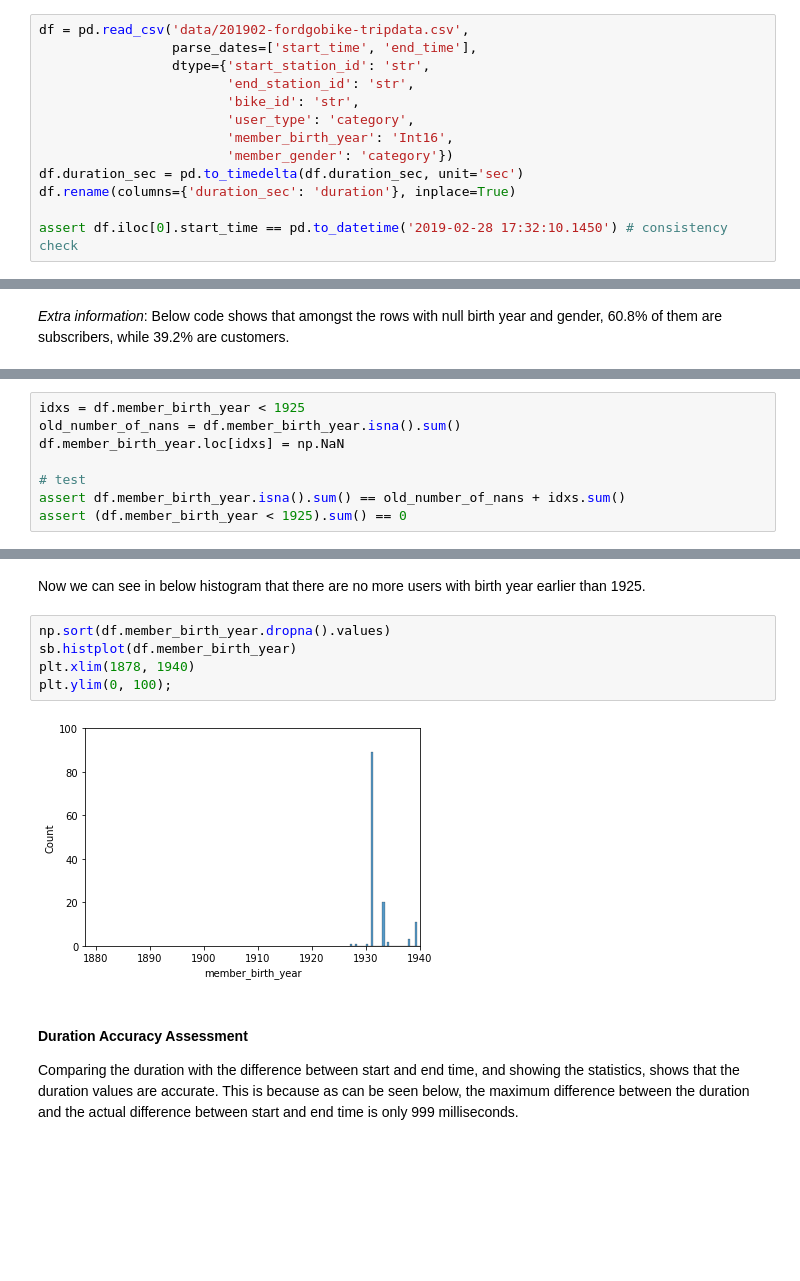
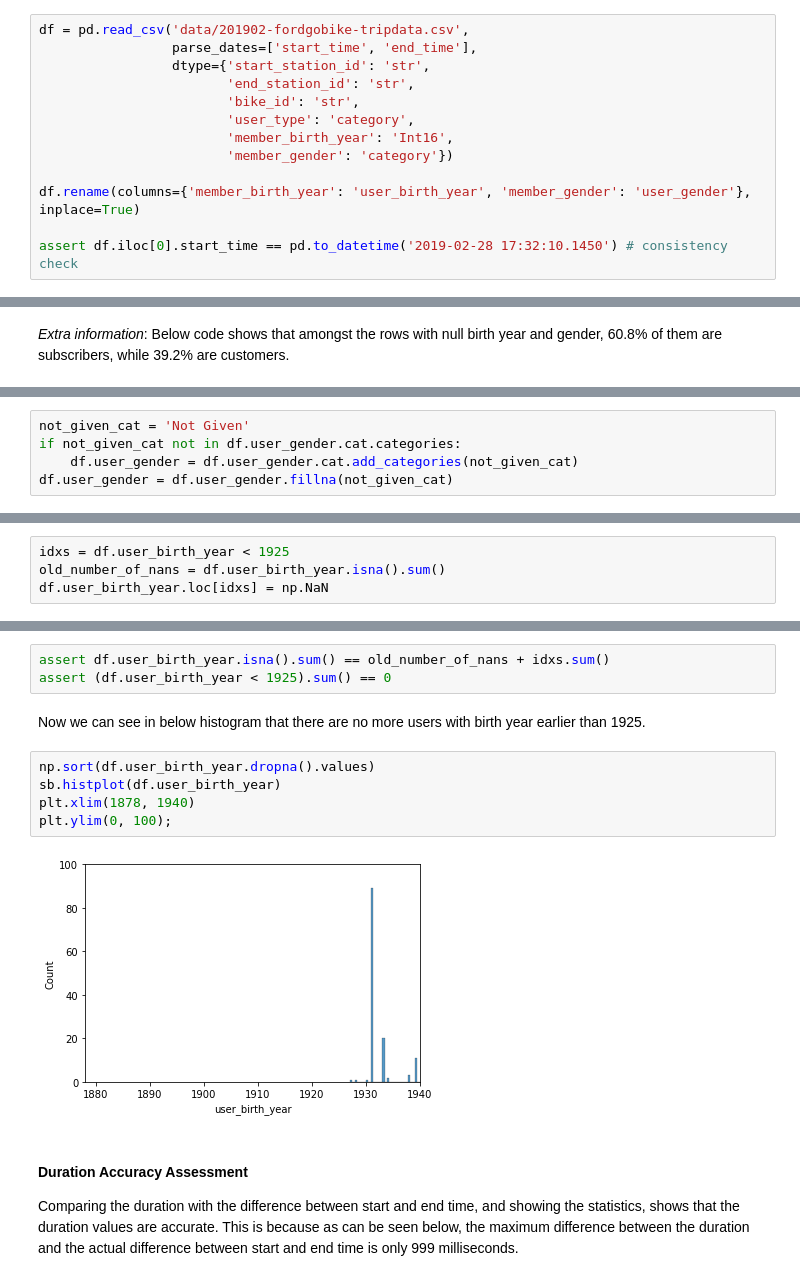
Before and after one commit to fletchersarip93/ford-gobike-data-analysis, a Jupyter notebook: exploration_ford_gobike.ipynb, the cells around one changed output, grey strips where cells are left out. Drawn from its saved outputs; the diff is of its cells as text; blank space fills up the shorter version.

```diff
--- a/exploration_ford_gobike.ipynb
+++ b/exploration_ford_gobike.ipynb
@@ -26,8 +31,8 @@ df = pd.read_csv('data/201902-fordgobike-tripdata.csv',
                         'user_type': 'category',
                         'member_birth_year': 'Int16',
                         'member_gender': 'category'})
-df.duration_sec = pd.to_timedelta(df.duration_sec, unit='sec')
-df.rename(columns={'duration_sec': 'duration'}, inplace=True)
+
+df.rename(columns={'member_birth_year': 'user_birth_year', 'member_gender': 'user_gender'}, inplace=True)
 
 assert df.iloc[0].start_time == pd.to_datetime('2019-02-28 17:32:10.1450') # consistency check
 # %% [markdown]
@@ -141,0 +151,5 @@ Conclusion: It is okay to have null member birth year and gender, which is consi
+# %%
+not_given_cat = 'Not Given'
+if not_given_cat not in df.user_gender.cat.categories:
+    df.user_gender = df.user_gender.cat.add_categories(not_given_cat)
+df.user_gender = df.user_gender.fillna(not_given_cat)
@@ -177,8 +195,4 @@ Replace member_birth_year that are earlier than 1925 to be NaN.
 # %%
-idxs = df.member_birth_year < 1925
-old_number_of_nans = df.member_birth_year.isna().sum()
-df.member_birth_year.loc[idxs] = np.NaN
-
-# test
-assert df.member_birth_year.isna().sum() == old_number_of_nans + idxs.sum()
-assert (df.member_birth_year < 1925).sum() == 0
+idxs = df.user_birth_year < 1925
+old_number_of_nans = df.user_birth_year.isna().sum()
+df.user_birth_year.loc[idxs] = np.NaN
@@ -185,12 +201,15 @@ assert (df.member_birth_year < 1925).sum() == 0
+# %%
+assert df.user_birth_year.isna().sum() == old_number_of_nans + idxs.sum()
+assert (df.user_birth_year < 1925).sum() == 0
 # %% [markdown]
 Now we can see in below histogram that there are no more users with birth year earlier than 1925.
 # %%
-np.sort(df.member_birth_year.dropna().values)
-sb.histplot(df.member_birth_year)
+np.sort(df.user_birth_year.dropna().values)
+sb.histplot(df.user_birth_year)
 plt.xlim(1878, 1940)
 plt.ylim(0, 100);
 # %% [output]
-[figure, old version]
+[figure, new version]
 # %% [markdown]
 #### Duration Accuracy Assessment
 Comparing the duration with the difference between start and end time, and showing the statistics, shows that the duration values are accurate. This is because as can be seen below, the maximum difference between the duration and the actual difference between start and end time is only 999 milliseconds.
```
Also changed, not shown: parts of 240 cells of this notebook.
